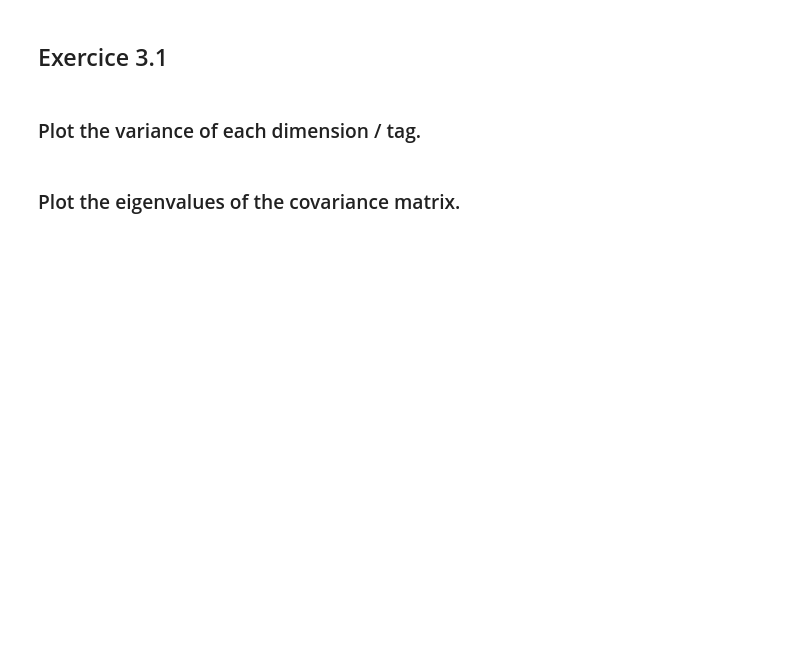
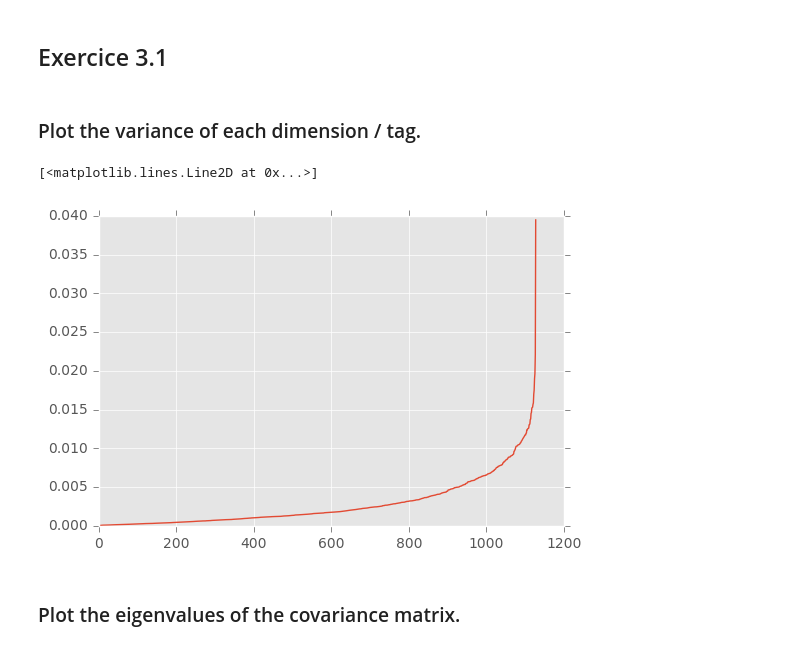
Before and after one commit to roblan11/InternetAnalyticsProject, a Jupyter notebook: ix-lab3/lab3-dimred.ipynb, the cells around one changed output. Cells and saved outputs as stored; diff of their text form; code cells hidden in the pictures; blank space fills up the shorter version.

```diff
--- a/ix-lab3/lab3-dimred.ipynb
+++ b/ix-lab3/lab3-dimred.ipynb
@@ -61,0 +75,5 @@ scoresByTag2.take(10)
+# %%
+relevance_array = np.ndarray((n_tags, n_movies), dtype=float)
+
+for i in data.toLocalIterator():
+    relevance_array[i["tagId"]-1][i["movieId"]-1] = i["relevance"]
@@ -61,0 +82,3 @@ scoresByTag2.take(10)
+# %%
+relevance_file_name = "relevance_array.npy"
+np.save(relevance_file_name, relevance_array)
@@ -62,7 +87,18 @@ scoresByTag2.take(10)
+# %%
+relevance_array_load = np.load(relevance_file_name)
 # %% [markdown]
 ## Exercice 3.1
 # %% [markdown]
 ### Plot the variance of each dimension / tag.
+# %%
+rel_var = []
+for i in relevance_array_load:
+    rel_var.append(np.var(i))
+# %%
+plt.plot(sorted(rel_var))
+# %% [output]
+[<matplotlib.lines.Line2D at 0x...>]
+[figure, added]
 # %% [markdown]
 
 ### Plot the eigenvalues of the covariance matrix.
```
Also changed, not shown: parts of 22 cells of this notebook, 3 other files.
